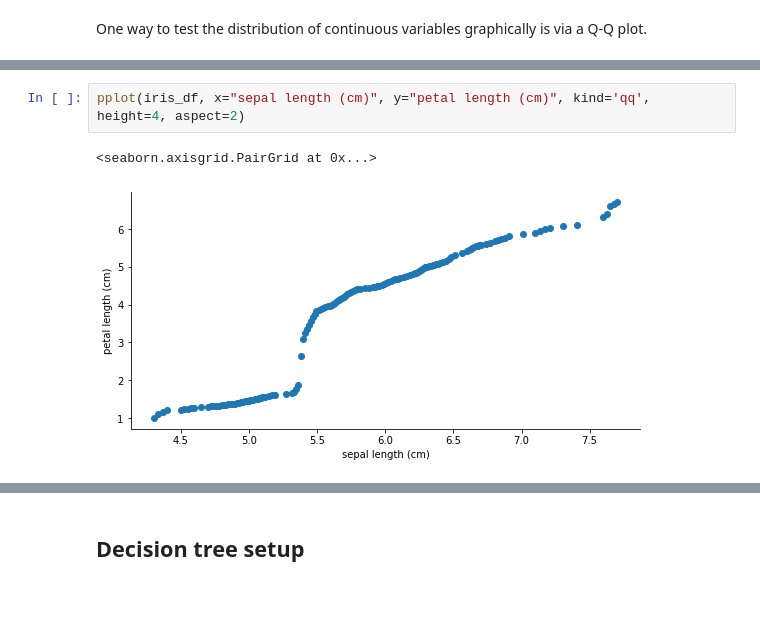
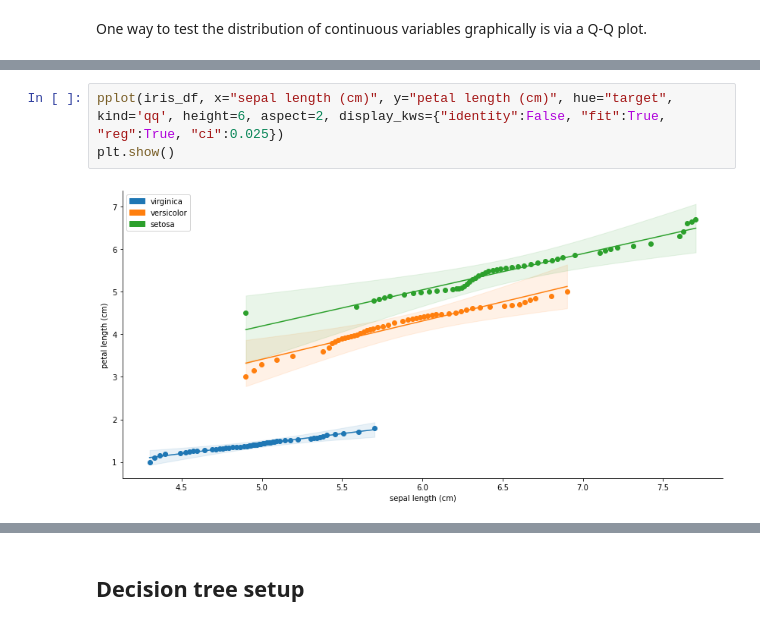
Before and after one commit to github4xyz/YGL, a Jupyter notebook: 01_Iris_data_EDA/02_P1_Iris_data_basic_visualization.ipynb, the cells around one changed output, grey strips where cells are left out. Saved outputs shown, nothing was run; the diff lists cells and outputs as text; blank space fills up the shorter version.

```diff
--- a/01_Iris_data_EDA/02_P1_Iris_data_basic_visualization.ipynb
+++ b/01_Iris_data_EDA/02_P1_Iris_data_basic_visualization.ipynb
@@ -190,5 +257,5 @@ from seaborn_qqplot import pplot
 # %%
-pplot(iris_df, x="sepal length (cm)", y="petal length (cm)", kind='qq', height=4, aspect=2)
+pplot(iris_df, x="sepal length (cm)", y="petal length (cm)", hue="target", kind='qq', height=6, aspect=2, display_kws={"identity":False, "fit":True, "reg":True, "ci":0.025})
+plt.show()
 # %% [output]
-<seaborn.axisgrid.PairGrid at 0x...>
-[figure, old version]
+[figure, new version]
```
Also changed, not shown: parts of 35 cells of this notebook.
